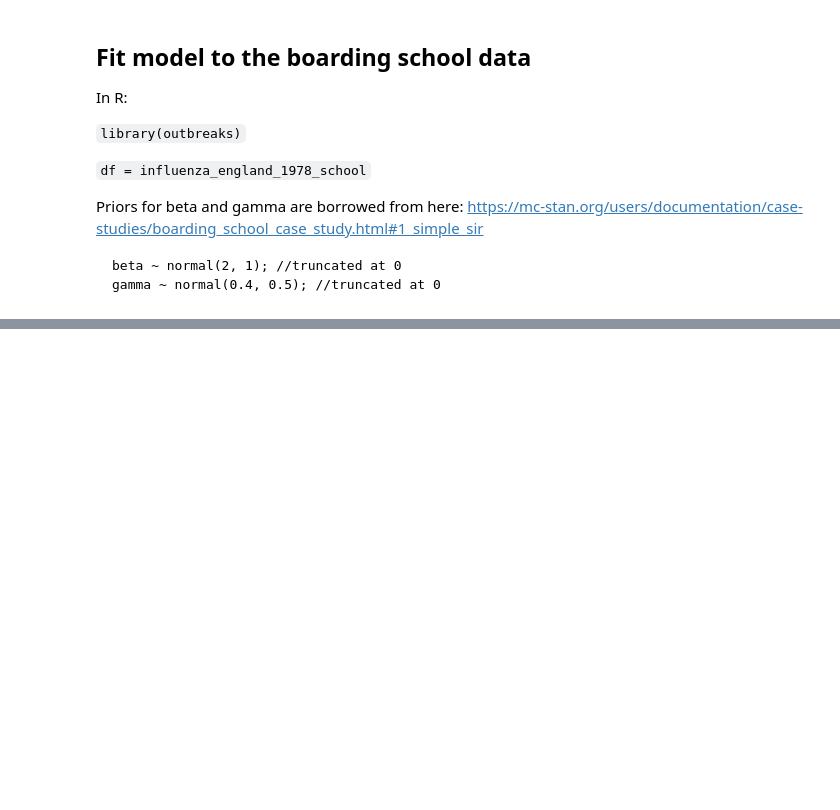
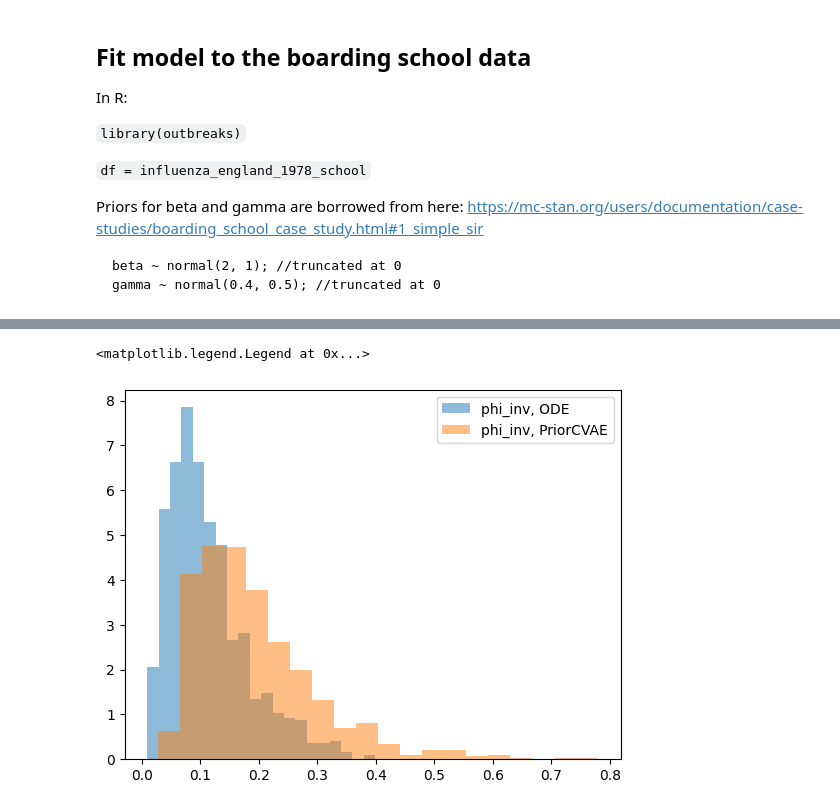
Before and after one commit to elizavetasemenova/PriorCVAE_JAX, a Jupyter notebook: experiments/SIR/notebook/5_SIR_inference_CVAE.ipynb, the cells around one changed output, grey strips where cells are left out. Cells and saved outputs as stored; diff of their text form; code cells hidden in the pictures; blank space fills up the shorter version.

```diff
--- a/experiments/SIR/notebook/5_SIR_inference_CVAE.ipynb
+++ b/experiments/SIR/notebook/5_SIR_inference_CVAE.ipynb
@@ -265,0 +339,8 @@ plt.legend()
+# %%
+plt.hist(phi_inv_ode, bins=20, label='phi_inv, ODE', alpha=0.5, density=True)
+plt.hist(phi_inv_vae, bins=20, label='phi_inv, PriorCVAE', alpha=0.5, density=True)
+#plt.hist(phi_inv_prior, label='phi_inv, prior', alpha=0.5, density=True)
+plt.legend()
+# %% [output]
+<matplotlib.legend.Legend at 0x...>
+[figure, added]
```
Also changed, not shown: parts of 55 cells of this notebook, 5 other files.
